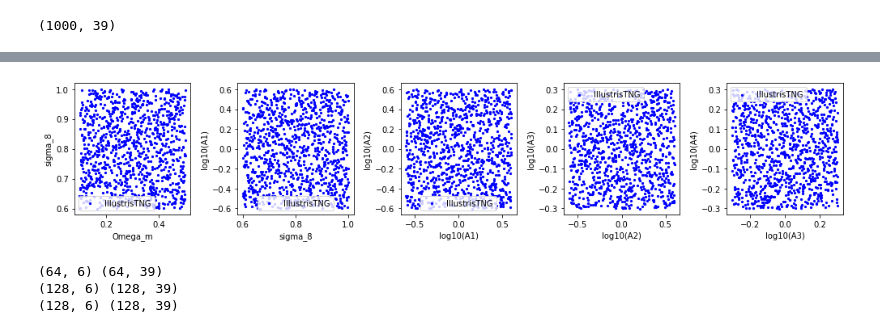
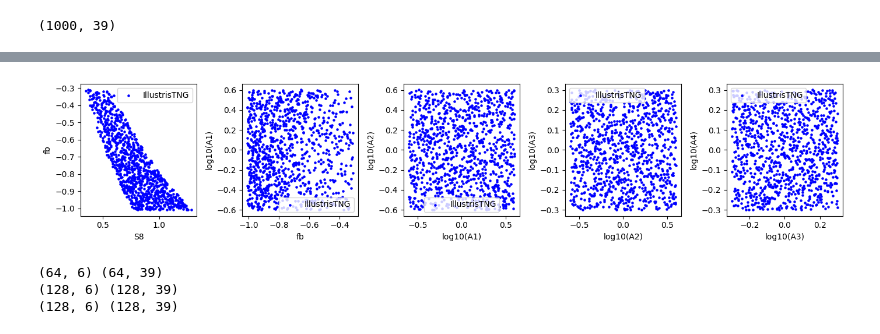
Before and after one commit to liuxx479/cosmo_dep_feedback, a Jupyter notebook: NN_jax.ipynb, the cells around one changed output, grey strips where cells are left out. Drawn from its saved outputs; the diff is of its cells as text; code cells hidden in the pictures.

```diff
--- a/NN_jax.ipynb
+++ b/NN_jax.ipynb
@@ -46,5 +53,10 @@ Omega_k = 0.0
 
 #### Omega_m sigma_8 A1 A2 A3 A4
 lhc_params = np.loadtxt(home+'latin_hypercube_params_%s.txt'%(isim))
-lhc_params = concatenate([lhc_params[:,:2], log10(lhc_params[:,2:])],axis=1)
+
+#### this line we get: Omega_m sigma_8 A1 A2 A3 A4
+# lhc_params = concatenate([lhc_params[:,:2], log10(lhc_params[:,2:])],axis=1)
+
+### this line we get: S8=sigma_8*sqrt(omega_m/0.3), fb=omega_b/omega_m, log of [A1 A2 A3 A4]
+lhc_params = concatenate([ [lhc_params[:,1]*sqrt(lhc_params[:,0]/0.3), log10(Omega_b/lhc_params[:,0])], log10(lhc_params[:,2:]).T],axis=0).T
 # %% [output]
@@ -87,15 +103,16 @@ show()
 # %%
-labels=['Omega_m', 'sigma_8', 'log10(A1)', 'log10(A2)', 'log10(A3)', 'log10(A4)']
+# labels=['Omega_m', 'sigma_8', 'log10(A1)', 'log10(A2)', 'log10(A3)', 'log10(A4)']
+labels=['S8', 'fb', 'log10(A1)', 'log10(A2)', 'log10(A3)', 'log10(A4)']
 f, ax=subplots(1,5, figsize=(14,3))
 for i in range(5):
     ax[i].scatter(lhc_params.T[i], lhc_params.T[i+1], color='b', label=isim,s=5)
     ax[i].set_xlabel(labels[i])
     ax[i].set_ylabel(labels[i+1])
     ax[i].legend()
 plt.tight_layout()
 show()
 # %% [output]
-[figure, old version]
+[figure, new version]
 # %%
 ###### we're ready to train a simple NN with these data, first load the numpy array to tensorflow dataset
 
```
Also changed, not shown: parts of 10 cells of this notebook.
